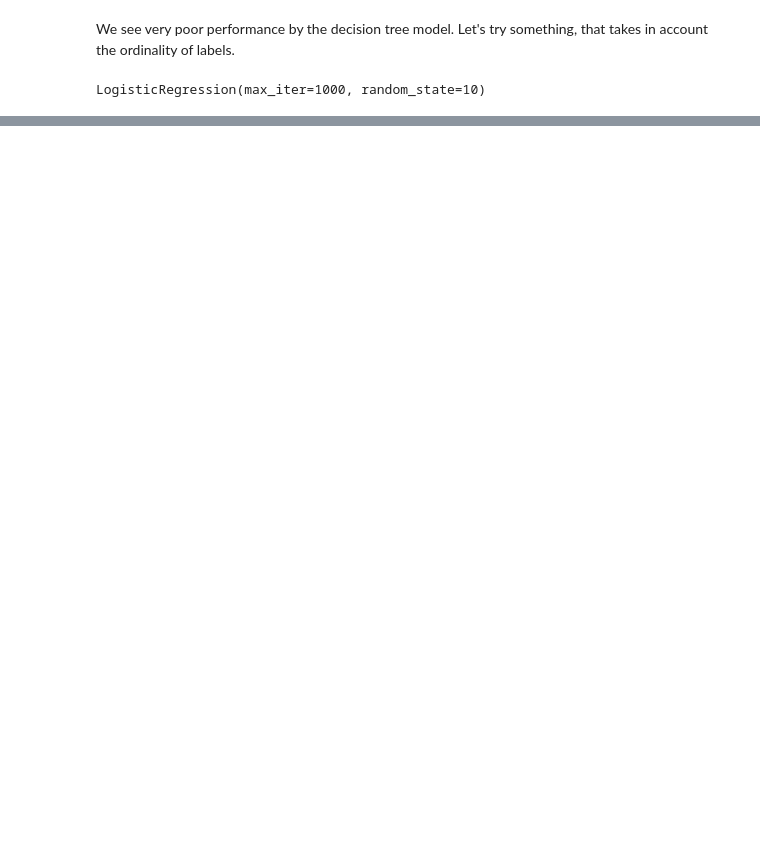
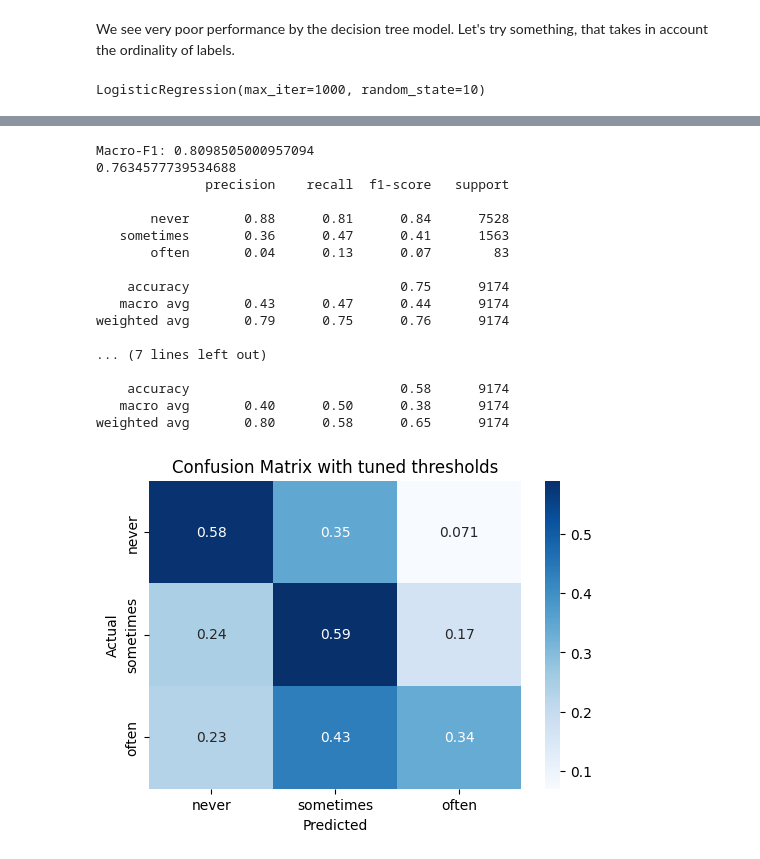
Before and after one commit to VasStach/OKCupid-Date-A-Scientist, a Jupyter notebook: date-a-scientist.ipynb, the cells around one changed output, grey strips where cells are left out. Cells and saved outputs as stored; diff of their text form; code cells hidden in the pictures; blank space fills up the shorter version.

```diff
--- a/date-a-scientist.ipynb
+++ b/date-a-scientist.ipynb
@@ -234,0 +274,47 @@ weighted avg       0.81      0.84      0.81      9174
+# %%
+get_report(log_regressor, x_test, y_test)
+# 5) Evaluate on your test set
+probs_test = log_regressor.predict_proba(x_test)
+y_pred_thr = predict_with_thresholds(probs_test, t_opt_o, t_opt_s)
+
+print("Thresholded: ")
+print(f1_score(y_test, y_pred_thr, average="weighted"))
+
+unique_labels = y_test.value_counts().index.tolist()
+print(
+    classification_report(
+        y_test,
+        y_pred_thr,
+        labels=unique_labels,
+        target_names=["never", "sometimes", "often"],
+        zero_division=0,  # avoid ‘undefined’ warnings if a class is missing
+    )
+)
+
+
+cm = confusion_matrix(y_test, y_pred_thr, normalize="true")
+plt.figure(figsize=(6, 4))
+sns.heatmap(cm, annot=True, fmt='.2g', cmap='Blues', xticklabels=['never', 'sometimes', 'often'], yticklabels=['never', 'sometimes', 'often'])
+plt.xlabel('Predicted')
+plt.ylabel('Actual')
+plt.title('Confusion Matrix with tuned thresholds')
+plt.show()
+# %% [output]
+Macro-F1: 0.8098505000957094
+0.7634577739534688
+              precision    recall  f1-score   support
+
+       never       0.88      0.81      0.84      7528
+   sometimes       0.36      0.47      0.41      1563
+       often       0.04      0.13      0.07        83
+
+    accuracy                           0.75      9174
+   macro avg       0.43      0.47      0.44      9174
+weighted avg       0.79      0.75      0.76      9174
+
+... (7 lines left out)
+
+    accuracy                           0.58      9174
+   macro avg       0.40      0.50      0.38      9174
+weighted avg       0.80      0.58      0.65      9174
+[figure, added]
```
Also changed, not shown: parts of 7 cells of this notebook, 1 other file.
